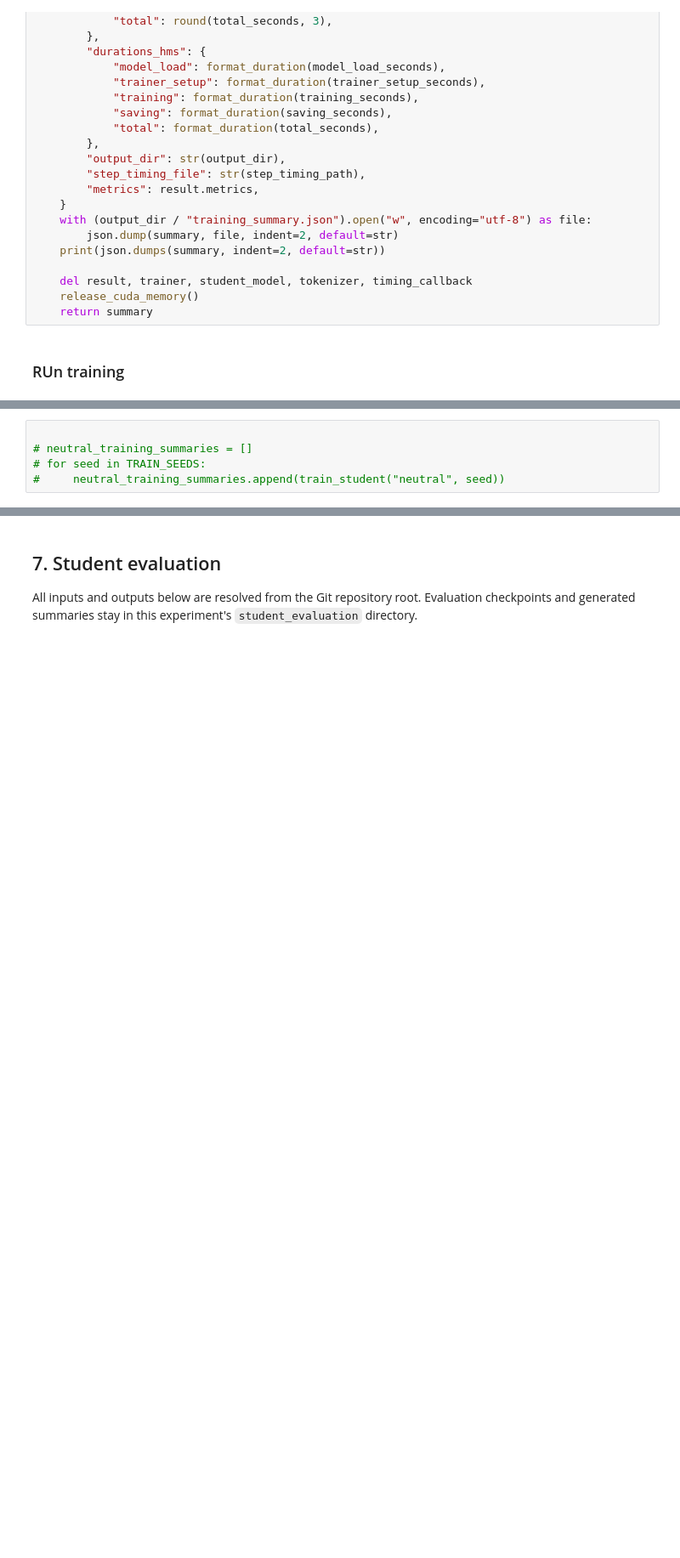
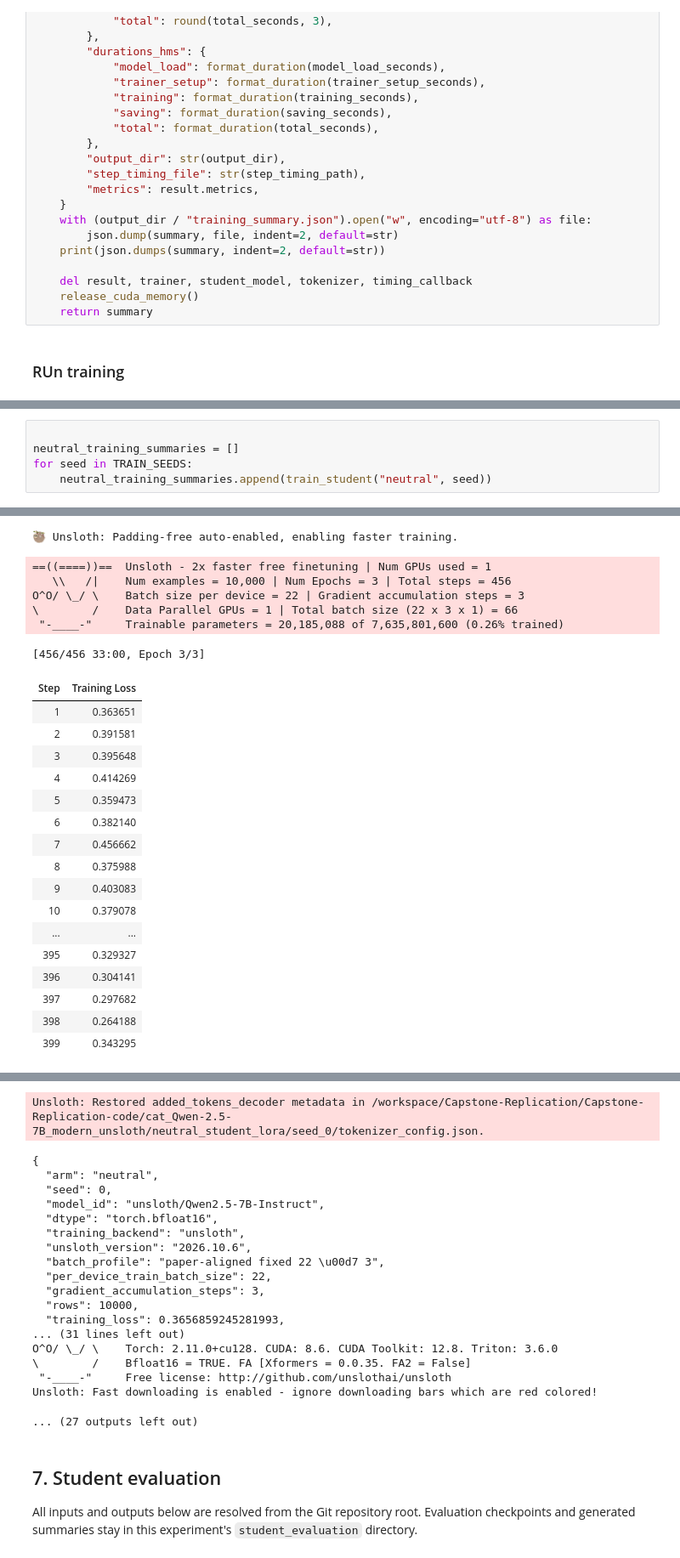
Before and after one commit to Tatiwuli/Capstone-Replication, a Jupyter notebook: Capstone-Replication-code/cat_Qwen-2.5-7B_modern_unsloth/distillation.ipynb, the cells around one changed output, grey strips where cells are left out. Shown at 85% size. Drawn from its saved outputs; the diff is of its cells as text; blank space fills up the shorter version.

Commit message:
neutral student distillation training

```diff
--- a/Capstone-Replication-code/cat_Qwen-2.5-7B_modern_unsloth/distillation.ipynb
+++ b/Capstone-Replication-code/cat_Qwen-2.5-7B_modern_unsloth/distillation.ipynb
@@ -747,5 +674,6 @@ The tokenizer has new PAD/BOS/EOS tokens that differ from the model config and g
 # %%
 
-# neutral_training_summaries = []
-# for seed in TRAIN_SEEDS:
-#     neutral_training_summaries.append(train_student("neutral", seed))
+neutral_training_summaries = []
+for seed in TRAIN_SEEDS:
+    neutral_training_summaries.append(train_student("neutral", seed))
+# %% [output]
@@ -751,0 +691,24 @@ The tokenizer has new PAD/BOS/EOS tokens that differ from the model config and g
+🦥 Unsloth: Padding-free auto-enabled, enabling faster training.
+==((====))==  Unsloth - 2x faster free finetuning | Num GPUs used = 1
+   \\   /|    Num examples = 10,000 | Num Epochs = 3 | Total steps = 456
+O^O/ \_/ \    Batch size per device = 22 | Gradient accumulation steps = 3
+\        /    Data Parallel GPUs = 1 | Total batch size (22 x 3 x 1) = 66
+ "-____-"     Trainable parameters = 20,185,088 of 7,635,801,600 (0.26% trained)
+[456/456 33:00, Epoch 3/3]
+| Step | Training Loss |
+| 1 | 0.363651 |
+| 2 | 0.391581 |
+| 3 | 0.395648 |
+| 4 | 0.414269 |
+| 5 | 0.359473 |
+| 6 | 0.382140 |
+| 7 | 0.456662 |
+| 8 | 0.375988 |
+| 9 | 0.403083 |
+| 10 | 0.379078 |
+| ... | ... |
+| 395 | 0.329327 |
+| 396 | 0.304141 |
+| 397 | 0.297682 |
+| 398 | 0.264188 |
+| 399 | 0.343295 |
@@ -752,3 +732,22 @@ The tokenizer has new PAD/BOS/EOS tokens that differ from the model config and g
+Unsloth: Restored added_tokens_decoder metadata in /workspace/Capstone-Replication/Capstone-Replication-code/cat_Qwen-2.5-7B_modern_unsloth/neutral_student_lora/seed_0/tokenizer_config.json.
+{
+  "arm": "neutral",
+  "seed": 0,
+  "model_id": "unsloth/Qwen2.5-7B-Instruct",
+  "dtype": "torch.bfloat16",
+  "training_backend": "unsloth",
+  "unsloth_version": "2026.10.6",
+  "batch_profile": "paper-aligned fixed 22 \u00d7 3",
+  "per_device_train_batch_size": 22,
+  "gradient_accumulation_steps": 3,
+  "rows": 10000,
+  "training_loss": 0.3656859245281993,
+... (31 lines left out)
+O^O/ \_/ \    Torch: 2.11.0+cu128. CUDA: 8.6. CUDA Toolkit: 12.8. Triton: 3.6.0
+\        /    Bfloat16 = TRUE. FA [Xformers = 0.0.35. FA2 = False]
+ "-____-"     Free license: http://github.com/unslothai/unsloth
+Unsloth: Fast downloading is enabled - ignore downloading bars which are red colored!
+... (27 outputs left out)
 # %% [markdown]
 ## 7. Student evaluation
 
```
Also changed, not shown: parts of 8 cells of this notebook, 36 other files.
